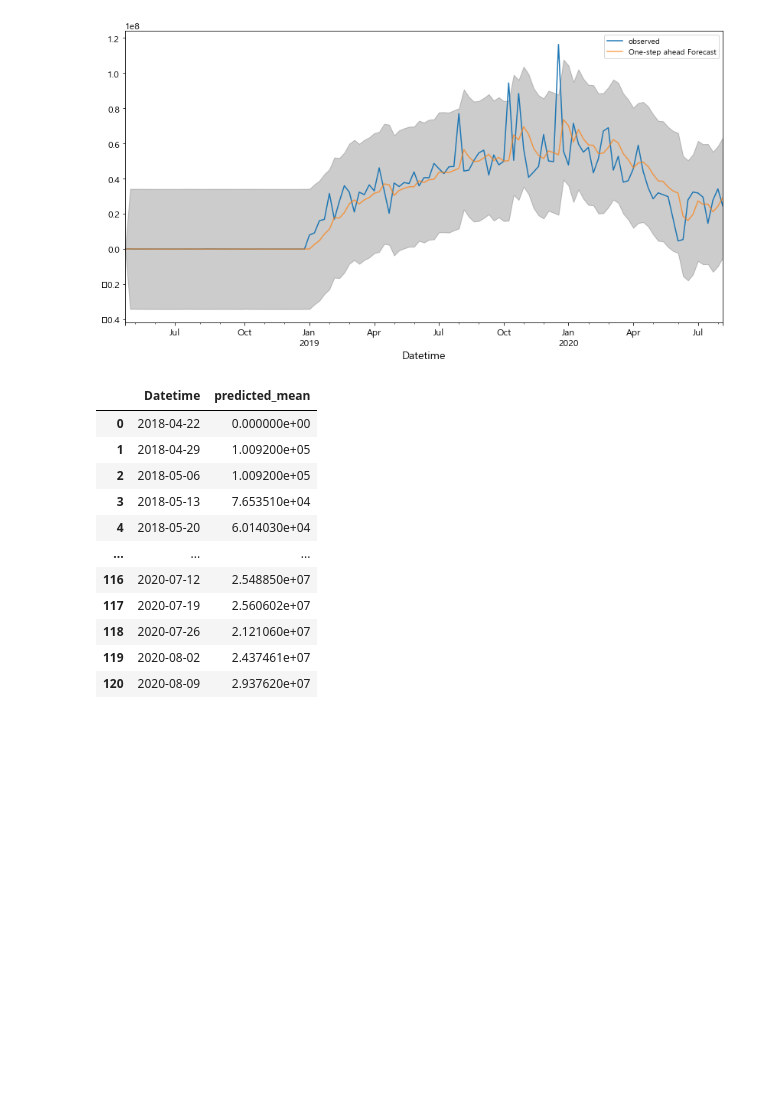
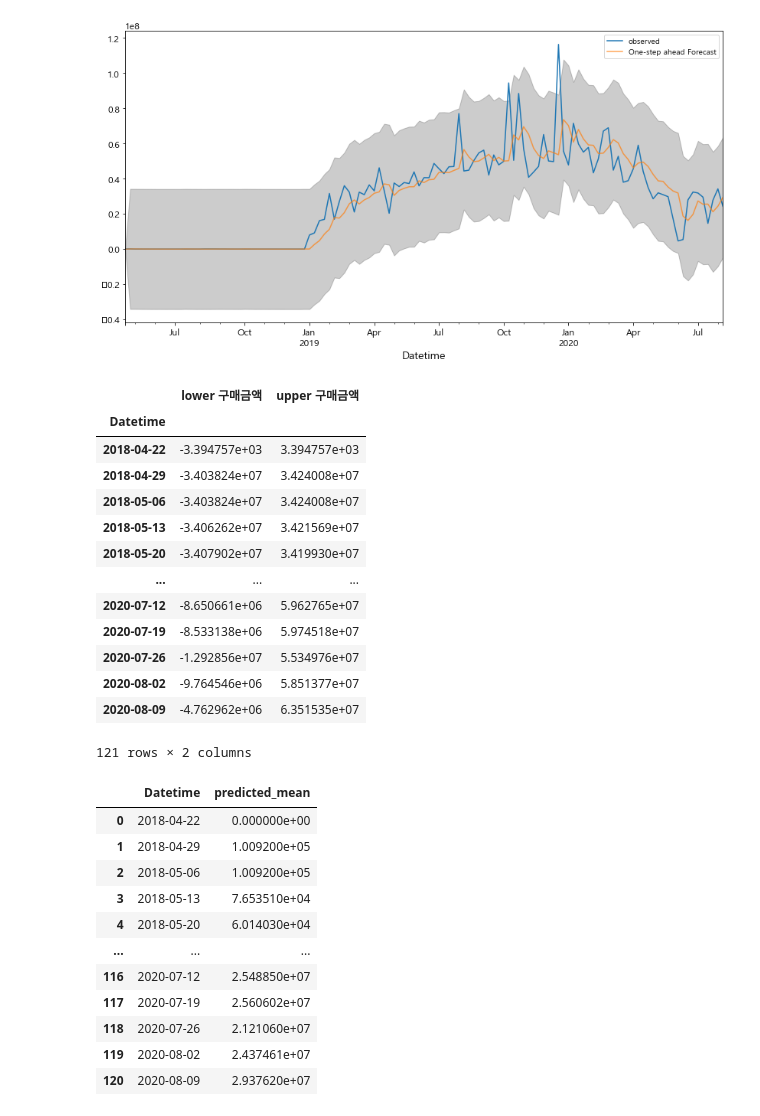
Before and after one commit to bsy3719/adp, a Jupyter notebook: 시계열분석(1).ipynb, the cells around one changed output. Saved outputs shown, nothing was run; the diff lists cells and outputs as text; code cells hidden in the pictures; blank space fills up the shorter version.

```diff
--- a/시계열분석(1).ipynb
+++ b/시계열분석(1).ipynb
@@ -328,6 +332,23 @@ plt.legend()
 plt.show()
 # %% [output]
 [figure]
+# %%
+pred_ci
+# %% [output]
+|  | lower 구매금액 | upper 구매금액 |
+| Datetime |  |  |
+| 2018-04-22 | -3.394757e+03 | 3.394757e+03 |
+| 2018-04-29 | -3.403824e+07 | 3.424008e+07 |
+| 2018-05-06 | -3.403824e+07 | 3.424008e+07 |
+| 2018-05-13 | -3.406262e+07 | 3.421569e+07 |
+| 2018-05-20 | -3.407902e+07 | 3.419930e+07 |
+| ... | ... | ... |
+| 2020-07-12 | -8.650661e+06 | 5.962765e+07 |
+| 2020-07-19 | -8.533138e+06 | 5.974518e+07 |
+| 2020-07-26 | -1.292856e+07 | 5.534976e+07 |
+| 2020-08-02 | -9.764546e+06 | 5.851377e+07 |
+| 2020-08-09 | -4.762962e+06 | 6.351535e+07 |
+121 rows × 2 columns
 # %%
 pred = results.get_prediction(start=pd.to_datetime('2018-04-22'), dynamic=False)
 pd.DataFrame(pred.predicted_mean).reset_index()
```
Also changed, not shown: parts of 7 cells of this notebook, 30 other files.
